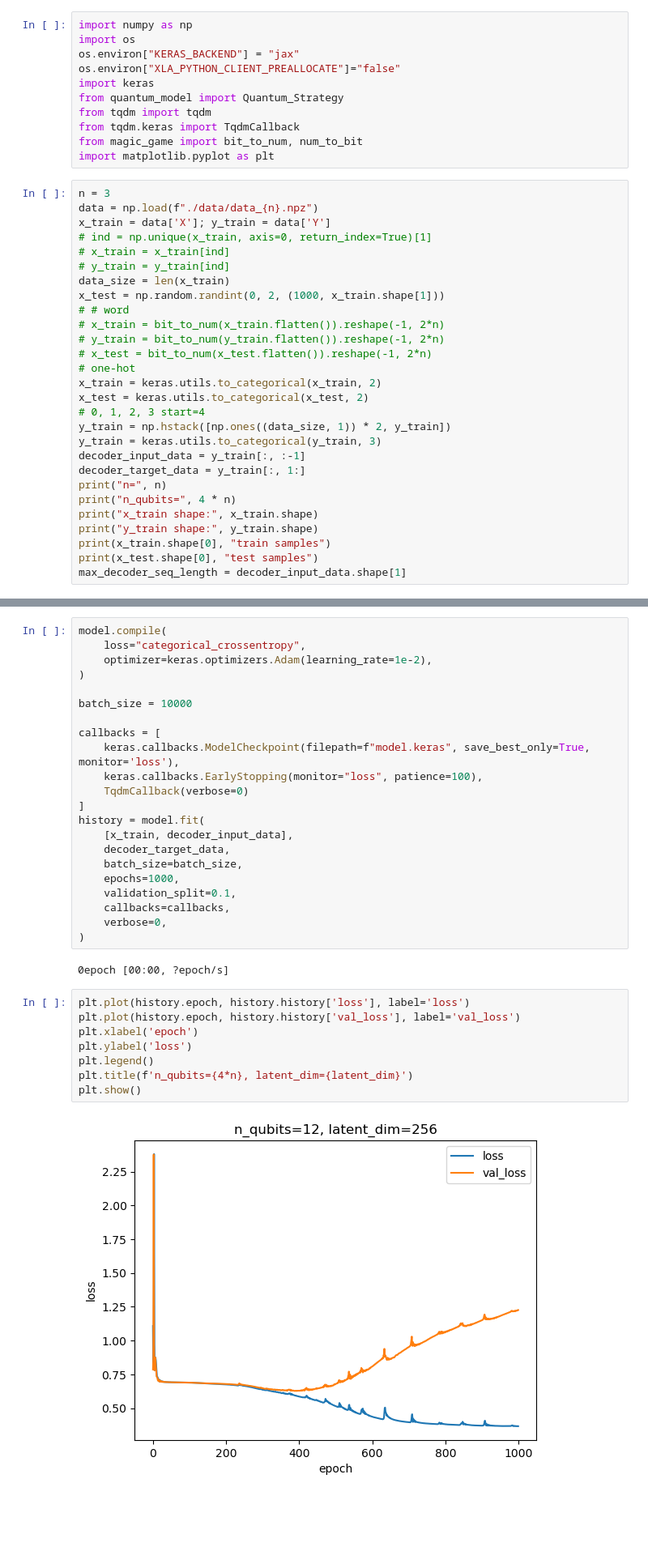
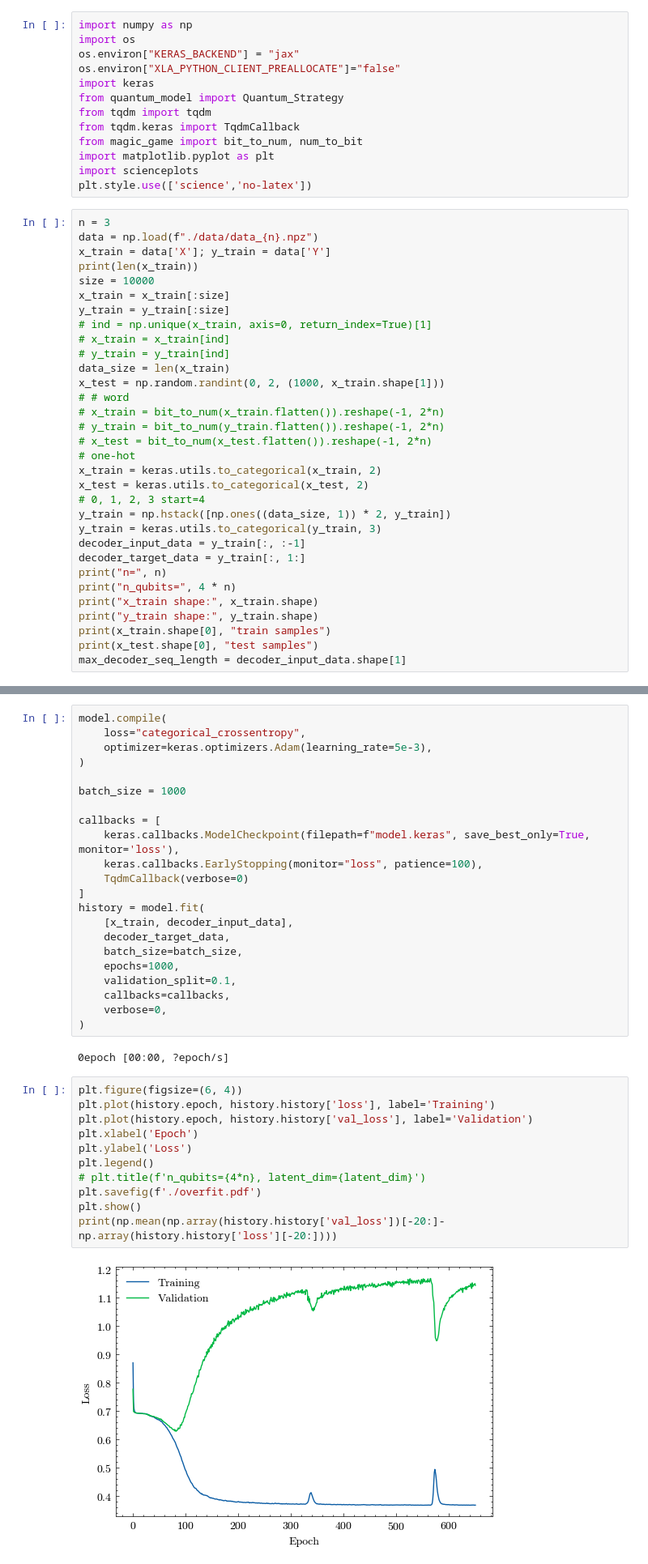
Before and after one commit to haimengzhao/qml-advantage, a Jupyter notebook: test.ipynb, the cells around one changed output, grey strips where cells are left out. Shown at 81% size. Saved outputs shown, nothing was run; the diff lists cells and outputs as text; blank space fills up the shorter version.

```diff
--- a/test.ipynb
+++ b/test.ipynb
@@ -9,10 +9,16 @@ from tqdm import tqdm
 from tqdm.keras import TqdmCallback
 from magic_game import bit_to_num, num_to_bit
 import matplotlib.pyplot as plt
+import scienceplots
+plt.style.use(['science','no-latex'])
 # %%
 n = 3
 data = np.load(f"./data/data_{n}.npz")
 x_train = data['X']; y_train = data['Y']
+print(len(x_train))
+size = 10000
+x_train = x_train[:size]
+y_train = y_train[:size]
 # ind = np.unique(x_train, axis=0, return_index=True)[1]
 # x_train = x_train[ind]
 # y_train = y_train[ind]
@@ -62,10 +69,10 @@ model = keras.Model([x_inputs, y_inputs], final_outputs)
 # %%
 model.compile(
     loss="categorical_crossentropy",
-    optimizer=keras.optimizers.Adam(learning_rate=1e-2),
+    optimizer=keras.optimizers.Adam(learning_rate=5e-3),
 )
 
-batch_size = 10000
+batch_size = 1000
 
 callbacks = [
     keras.callbacks.ModelCheckpoint(filepath=f"model.keras", save_best_only=True, monitor='loss'),
@@ -84,12 +91,15 @@ history = model.fit(
 # %% [output]
 0epoch [00:00, ?epoch/s]
 # %%
-plt.plot(history.epoch, history.history['loss'], label='loss')
-plt.plot(history.epoch, history.history['val_loss'], label='val_loss')
-plt.xlabel('epoch')
-plt.ylabel('loss')
+plt.figure(figsize=(6, 4))
+plt.plot(history.epoch, history.history['loss'], label='Training')
+plt.plot(history.epoch, history.history['val_loss'], label='Validation')
+plt.xlabel('Epoch')
+plt.ylabel('Loss')
 plt.legend()
-plt.title(f'n_qubits={4*n}, latent_dim={latent_dim}')
+# plt.title(f'n_qubits={4*n}, latent_dim={latent_dim}')
+plt.savefig(f'./overfit.pdf')
 plt.show()
+print(np.mean(np.array(history.history['val_loss'])[-20:]-np.array(history.history['loss'][-20:])))
 # %% [output]
-[figure, old version]
+[figure, new version]
```
Also changed, not shown: parts of 4 cells of this notebook, 4 other files.
